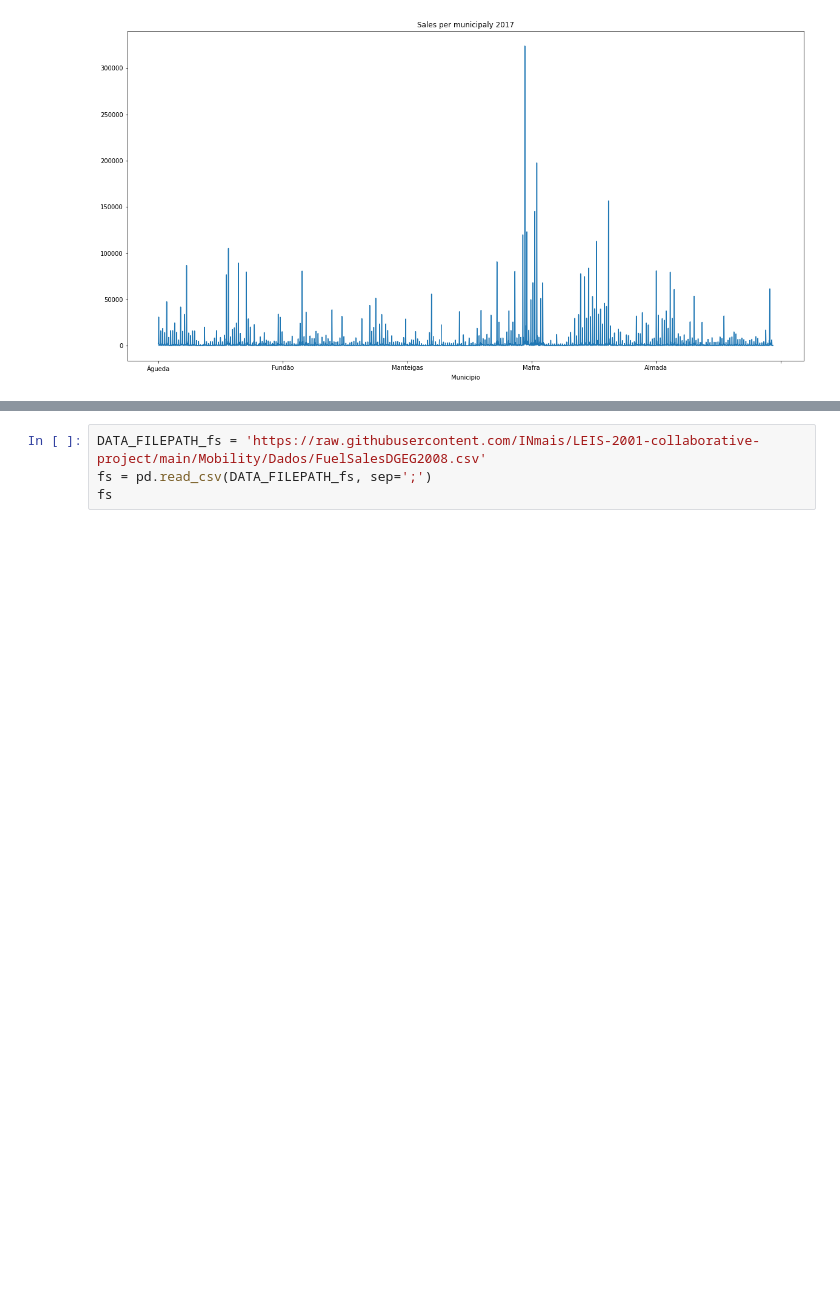
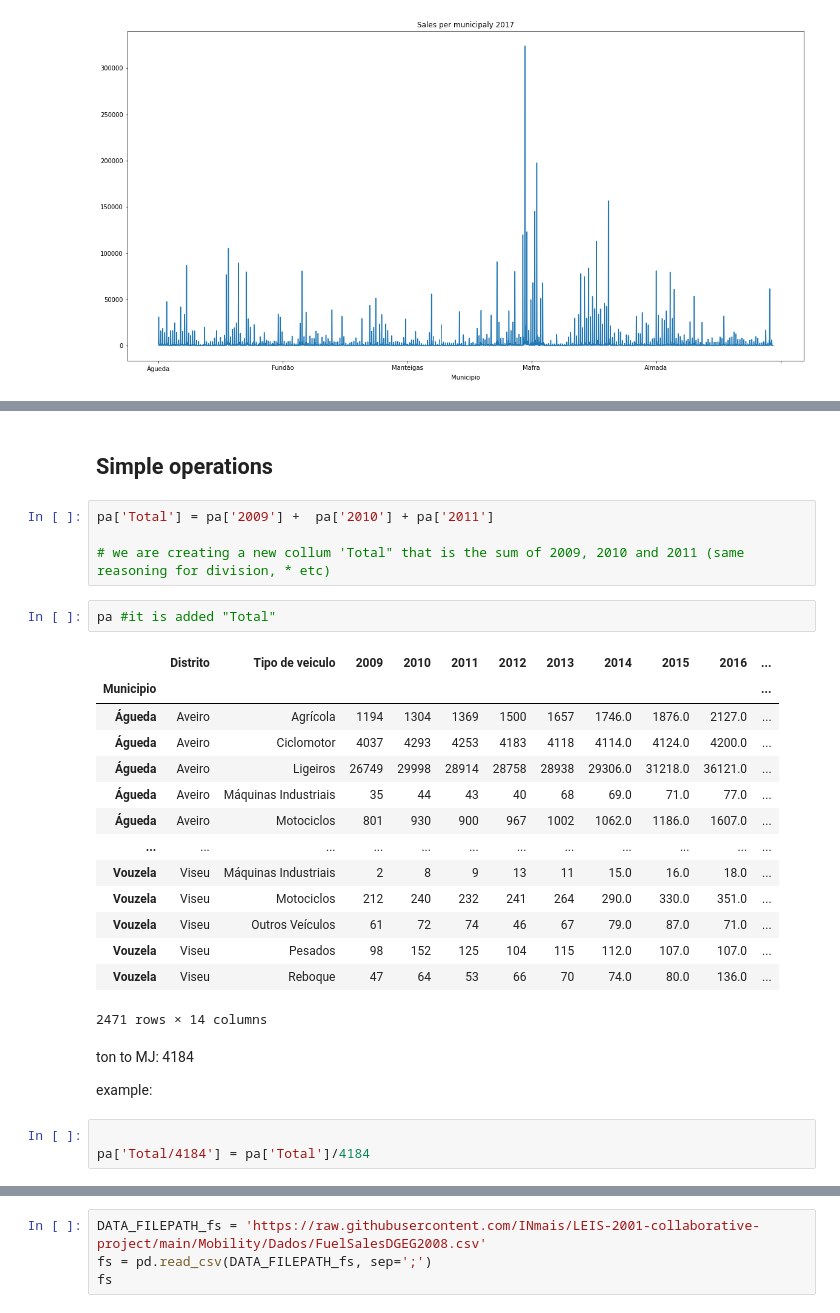
Before and after one commit to INmais/LEIS-2001-collaborative-project, a Jupyter notebook: Mobility/Mobility_pynb.ipynb, the cells around one changed output, grey strips where cells are left out. Drawn from its saved outputs; the diff is of its cells as text; blank space fills up the shorter version.

```diff
--- a/Mobility/Mobility_pynb.ipynb
+++ b/Mobility/Mobility_pynb.ipynb
@@ -51,3 +78,33 @@ pa.nlargest(3, '2017')
 | Lisboa | Lisboa | Ligeiros | 321833 | 347663 | 333103 | 327079 | 331591 | 319040.0 | 323741.0 | 333019.0 | ... |
 | Sintra | Lisboa | Ligeiros | 175171 | 187616 | 185086 | 182550 | 185893 | 183144.0 | 186950.0 | 190553.0 | ... |
 | Vila Nova de Gaia | Porto | Ligeiros | 126203 | 137116 | 137612 | 138305 | 138175 | 142877.0 | 144845.0 | 145326.0 | ... |
+# %% [markdown]
+## Simple operations
+# %%
+pa['Total'] = pa['2009'] +  pa['2010'] + pa['2011']
+
+# we are creating a new collum 'Total" that is the sum of 2009, 2010 and 2011 (same reasoning for division, * etc)
+# %%
+pa #it is added "Total"
+# %% [output]
+|  | Distrito | Tipo de veiculo | 2009 | 2010 | 2011 | 2012 | 2013 | 2014 | 2015 | 2016 | ... |
+| Municipio |  |  |  |  |  |  |  |  |  |  | ... |
+| Águeda | Aveiro | Agrícola | 1194 | 1304 | 1369 | 1500 | 1657 | 1746.0 | 1876.0 | 2127.0 | ... |
+| Águeda | Aveiro | Ciclomotor | 4037 | 4293 | 4253 | 4183 | 4118 | 4114.0 | 4124.0 | 4200.0 | ... |
+| Águeda | Aveiro | Ligeiros | 26749 | 29998 | 28914 | 28758 | 28938 | 29306.0 | 31218.0 | 36121.0 | ... |
+| Águeda | Aveiro | Máquinas Industriais | 35 | 44 | 43 | 40 | 68 | 69.0 | 71.0 | 77.0 | ... |
+| Águeda | Aveiro | Motociclos | 801 | 930 | 900 | 967 | 1002 | 1062.0 | 1186.0 | 1607.0 | ... |
+| ... | ... | ... | ... | ... | ... | ... | ... | ... | ... | ... | ... |
+| Vouzela | Viseu | Máquinas Industriais | 2 | 8 | 9 | 13 | 11 | 15.0 | 16.0 | 18.0 | ... |
+| Vouzela | Viseu | Motociclos | 212 | 240 | 232 | 241 | 264 | 290.0 | 330.0 | 351.0 | ... |
+| Vouzela | Viseu | Outros Veículos | 61 | 72 | 74 | 46 | 67 | 79.0 | 87.0 | 71.0 | ... |
+| Vouzela | Viseu | Pesados | 98 | 152 | 125 | 104 | 115 | 112.0 | 107.0 | 107.0 | ... |
+| Vouzela | Viseu | Reboque | 47 | 64 | 53 | 66 | 70 | 74.0 | 80.0 | 136.0 | ... |
+2471 rows × 14 columns
+# %% [markdown]
+ton to MJ: 4184
+
+example:
+# %%
+
+pa['Total/4184'] = pa['Total']/4184
```
Also changed, not shown: parts of 11 cells of this notebook.
